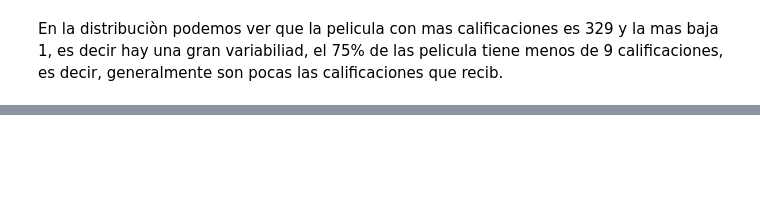
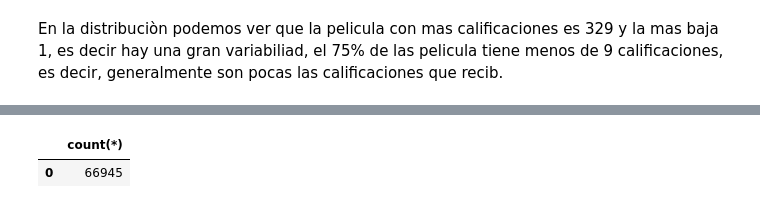
Before and after one commit to AleAguirreM/Analitica3AA, a Jupyter notebook: b_preprocesamiento.ipynb, the cells around one changed output, grey strips where cells are left out. Drawn from its saved outputs; the diff is of its cells as text; code cells hidden in the pictures; blank space fills up the shorter version.

```diff
--- a/b_preprocesamiento.ipynb
+++ b/b_preprocesamiento.ipynb
@@ -19,7 +19,7 @@ sys.path.append('/content/drive/MyDrive')
 # %%
 import a_funciones as fn
 # %%
-conn = sql.connect("/content/drive/MyDrive/db_movies3")
+conn = sql.connect("/content/drive/MyDrive/db_moviesSQL")
 # %%
 curr = conn.cursor()
 # %%
@@ -194,10 +363,14 @@ curr.fetchall()
 # %%
 pd.read_sql('select count(*) from movies', conn)
 pd.read_sql('select count(*) from ratings', conn)
-pd.read_sql('select count(*) from usuarios_sel', conn)
 pd.read_sql('select count(*) from movies_sel', conn)
+pd.read_sql('select count(*) from movies_n', conn)
 pd.read_sql('select count(*) from ratings_final', conn)
+pd.read_sql('select count(*) from movies_final', conn)
 pd.read_sql('select count(*) from full_ratings', conn)
+# %% [output]
+|  | count(*) |
+| 0 | 66945 |
 # %%
 
 ratings=pd.read_sql('select * from full_ratings',conn)
```
Also changed, not shown: parts of 22 cells of this notebook.
